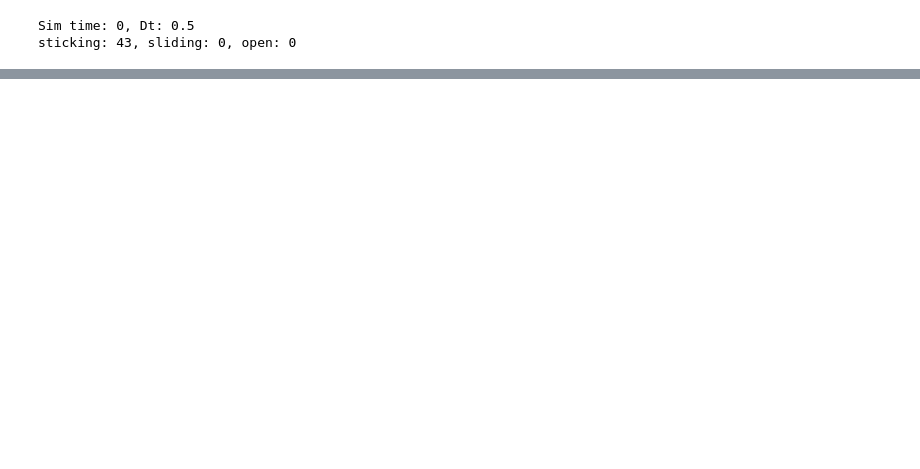
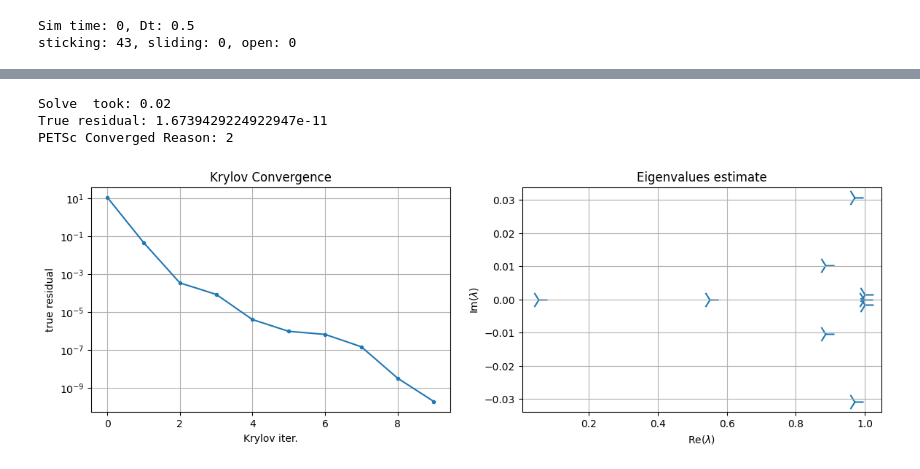
Before and after one commit to pmgbergen/FTHM-Solver, a Jupyter notebook: experiments/thermal/investigate_matrix.ipynb, the cells around one changed output, grey strips where cells are left out. Cells and saved outputs as stored; diff of their text form; code cells hidden in the pictures; blank space fills up the shorter version.

```diff
--- a/experiments/thermal/investigate_matrix.ipynb
+++ b/experiments/thermal/investigate_matrix.ipynb
@@ -79,7 +38,0 @@ PETSc Converged Reason: 2
-# %%
-flow = [0, 2, 10]
-energy = [6, 7, 8]
-flow_intf = [3]
-energy_intf = [9]
-J = model.bmat[flow + flow_intf + energy + energy_intf]
-J.plot_max()
@@ -572,0 +39,67 @@ PETSc Converged Reason: 3
+# %%
+from fixed_stress import make_fs_analytical
+from hm_solver import build_mechanics_near_null_space
+
+
+solve_petsc_3(
+    J,
+    rhs_global=rhs,
+    ksp_scheme=KSPScheme(
+        right_transformations=[
+            lambda bmat: model.Qright(contact_group=model.CONTACT_GROUP, u_intf_group=4),
+            lambda bmat: make_scaling(bmat, scale_groups=[7, 10]),
+        ],
+        preconditioner=FieldSplitScheme(
+            # Exactly eliminate contact mechanics (assuming linearly-transformed system)
+            groups=[0],
+            solve=lambda bmat: inv_block_diag(mat=bmat[[0]].mat, nd=model.nd),
+            complement=FieldSplitScheme(
+                groups=[1],
+                solve=lambda bmat: PetscILU(bmat[[1]].mat),
+                invertor=lambda bmat: extract_diag_inv(bmat[[1]].mat),
+                complement=FieldSplitScheme(
+                    groups=[2],
+                    solve=lambda bmat: PetscILU(bmat[[2]].mat),
+                    invertor=lambda bmat: extract_diag_inv(bmat[[2]].mat),
+                    complement=FieldSplitScheme(
+                        # Eliminate elasticity. Use AMG to solve linear systems and fixed
+                        # stress to approximate inverse.
+                        groups=[3, 4],
+                        solve=lambda bmat: PetscAMGMechanics(
+                            mat=bmat[[3, 4]].mat,
+                            dim=model.nd,
+                            null_space=build_mechanics_near_null_space(model),
+                        ),
+                        invertor_type="physical",
+                        invertor=lambda bmat: make_fs_analytical(
+                            model,
+                            bmat,
+                            p_mat_group=5,
+                            p_frac_group=6,
+                            groups=[5, 6, 7, 8, 9, 10],
+                        ).mat,
+                        complement=MultiStageScheme(
+                            # CPR for P-T coupling
+                            groups=[5, 6, 7, 8, 9, 10],
+                            stages=[
+                                lambda bmat: RestrictedOperator(
+                                    bmat,
+                                    solve_scheme=FieldSplitScheme(
+                                        groups=[5, 6, 7],
+                                        solve=lambda bmat: PetscAMGFlow(bmat.mat),
+                                    ),
+                                ),
+                                lambda bmat: PetscILU(bmat.mat),
+                            ],
+                        ),
+                    ),
+                ),
+            ),
+        ),
+    ),
+)
+# %% [output]
+Solve  took: 0.02
+True residual: 1.6739429224922947e-11
+PETSc Converged Reason: 2
+[figure, added]
```
Also changed, not shown: parts of 31 cells of this notebook, 11 other files.
